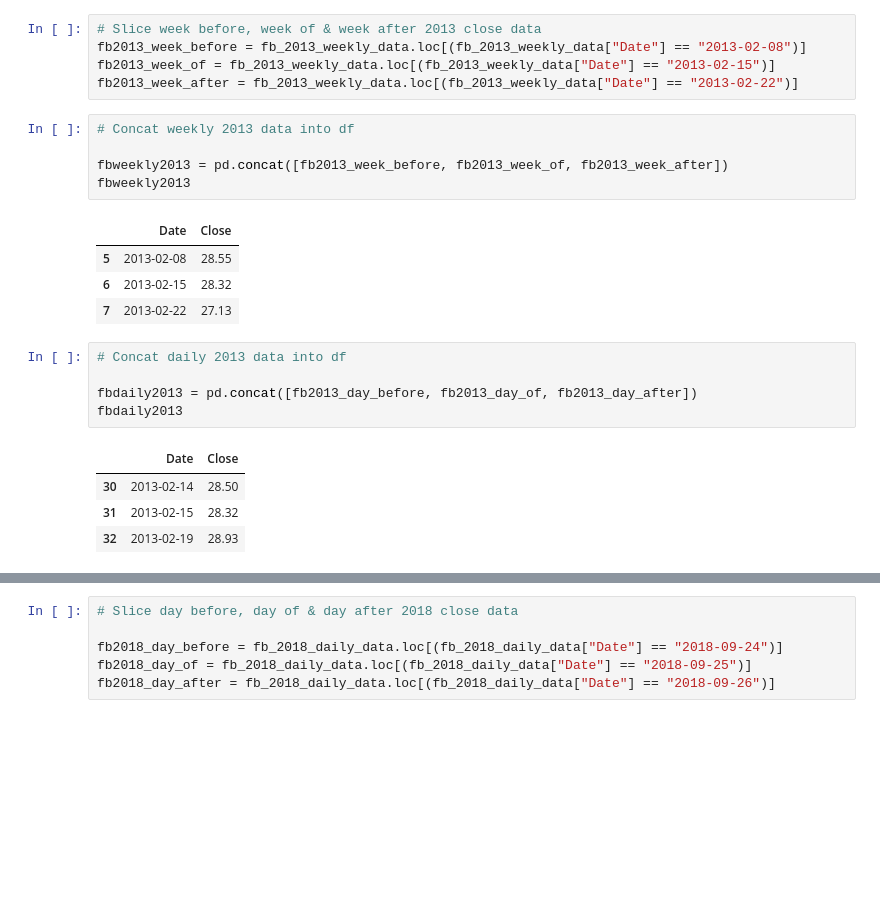
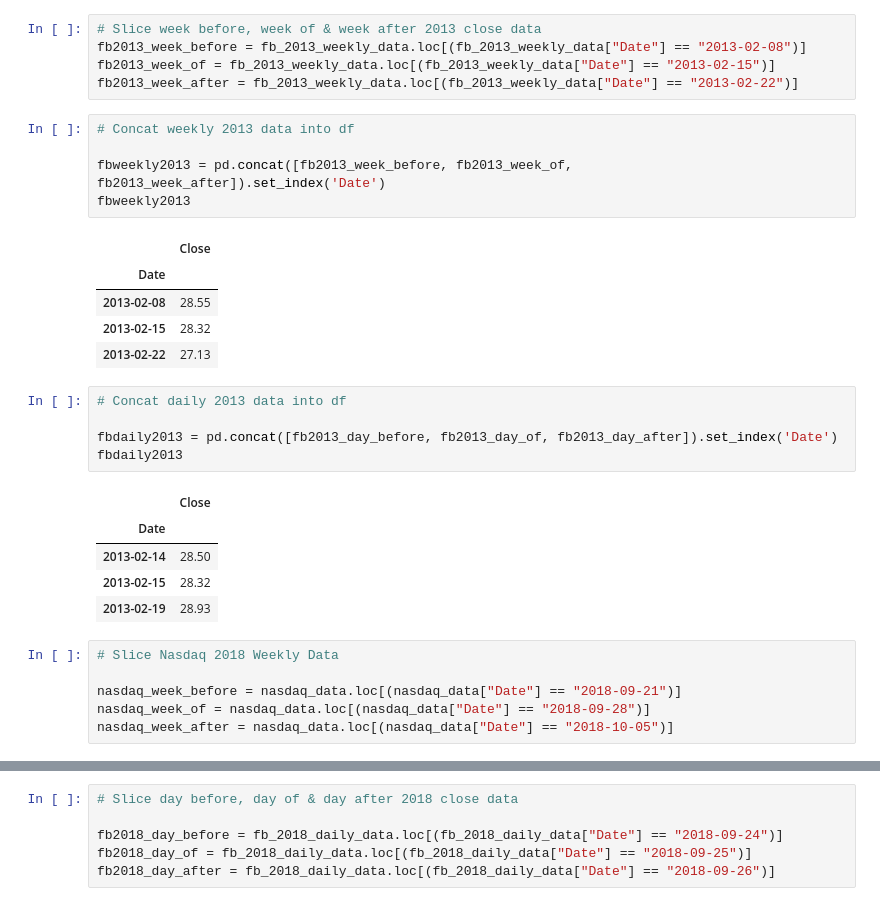
Before and after one commit to chaka37/Project1, a Jupyter notebook: notebooks/dom data cleaning/plotting.ipynb, the cells around one changed output, grey strips where cells are left out. Cells and saved outputs as stored; diff of their text form; blank space fills up the shorter version.

```diff
--- a/notebooks/dom.ipynb
+++ b/notebooks/dom data cleaning/plotting.ipynb
@@ -498,20 +511,28 @@ fb2013_week_after = fb_2013_weekly_data.loc[(fb_2013_weekly_data["Date"] == "201
 # %%
 # Concat weekly 2013 data into df
 
-fbweekly2013 = pd.concat([fb2013_week_before, fb2013_week_of, fb2013_week_after])
+fbweekly2013 = pd.concat([fb2013_week_before, fb2013_week_of, fb2013_week_after]).set_index('Date')
 fbweekly2013
 # %% [output]
-|  | Date | Close |
-| 5 | 2013-02-08 | 28.55 |
-| 6 | 2013-02-15 | 28.32 |
-| 7 | 2013-02-22 | 27.13 |
+|  | Close |
+| Date |  |
+| 2013-02-08 | 28.55 |
+| 2013-02-15 | 28.32 |
+| 2013-02-22 | 27.13 |
 # %%
 # Concat daily 2013 data into df
 
-fbdaily2013 = pd.concat([fb2013_day_before, fb2013_day_of, fb2013_day_after])
+fbdaily2013 = pd.concat([fb2013_day_before, fb2013_day_of, fb2013_day_after]).set_index('Date')
 fbdaily2013
 # %% [output]
-|  | Date | Close |
-| 30 | 2013-02-14 | 28.50 |
-| 31 | 2013-02-15 | 28.32 |
-| 32 | 2013-02-19 | 28.93 |
+|  | Close |
+| Date |  |
+| 2013-02-14 | 28.50 |
+| 2013-02-15 | 28.32 |
+| 2013-02-19 | 28.93 |
+# %%
+# Slice Nasdaq 2018 Weekly Data
+
+nasdaq_week_before = nasdaq_data.loc[(nasdaq_data["Date"] == "2018-09-21")]
+nasdaq_week_of = nasdaq_data.loc[(nasdaq_data["Date"] == "2018-09-28")]
+nasdaq_week_after = nasdaq_data.loc[(nasdaq_data["Date"] == "2018-10-05")]
```
Also changed, not shown: parts of 16 cells of this notebook, 9 other files.
